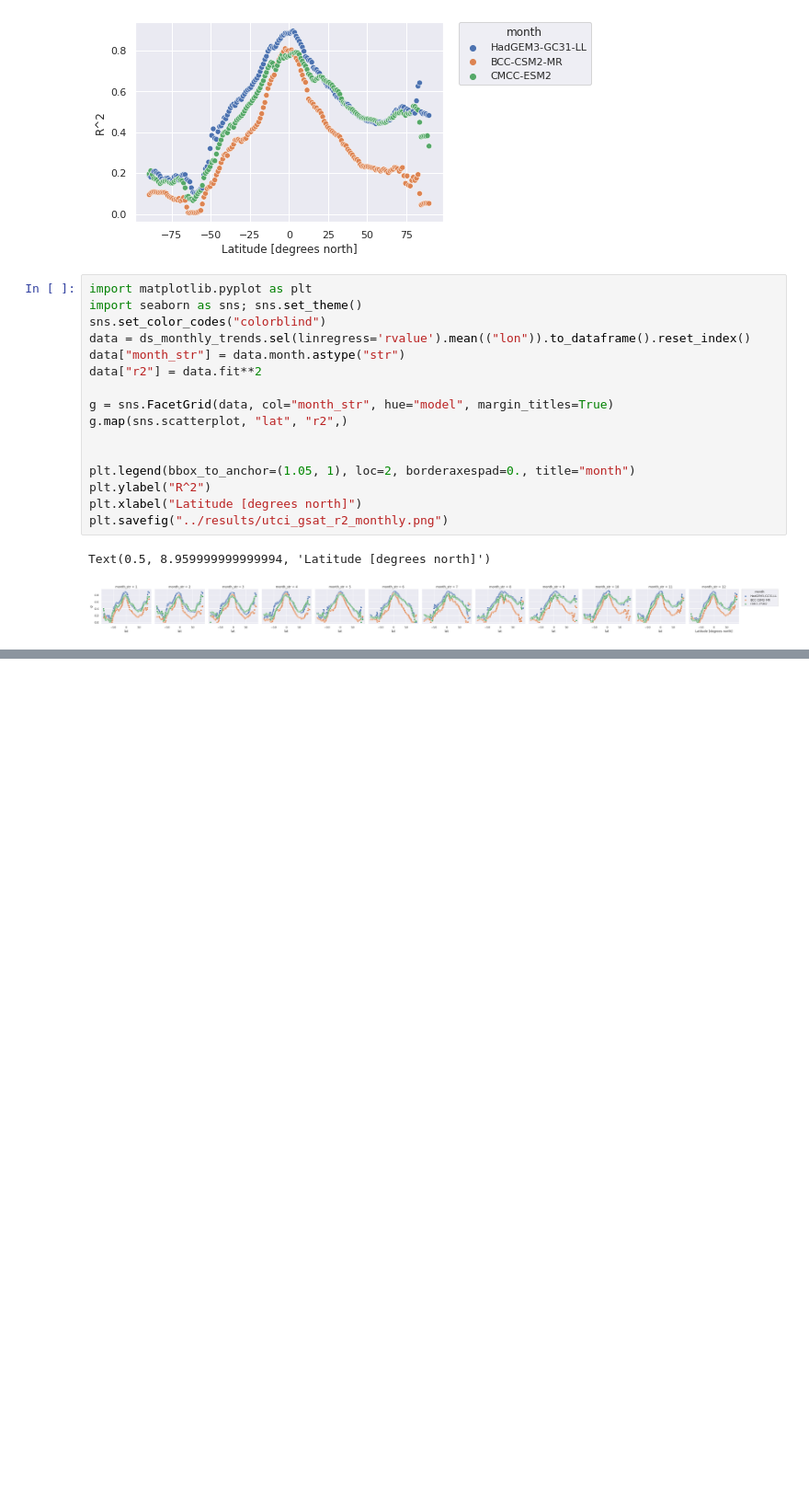
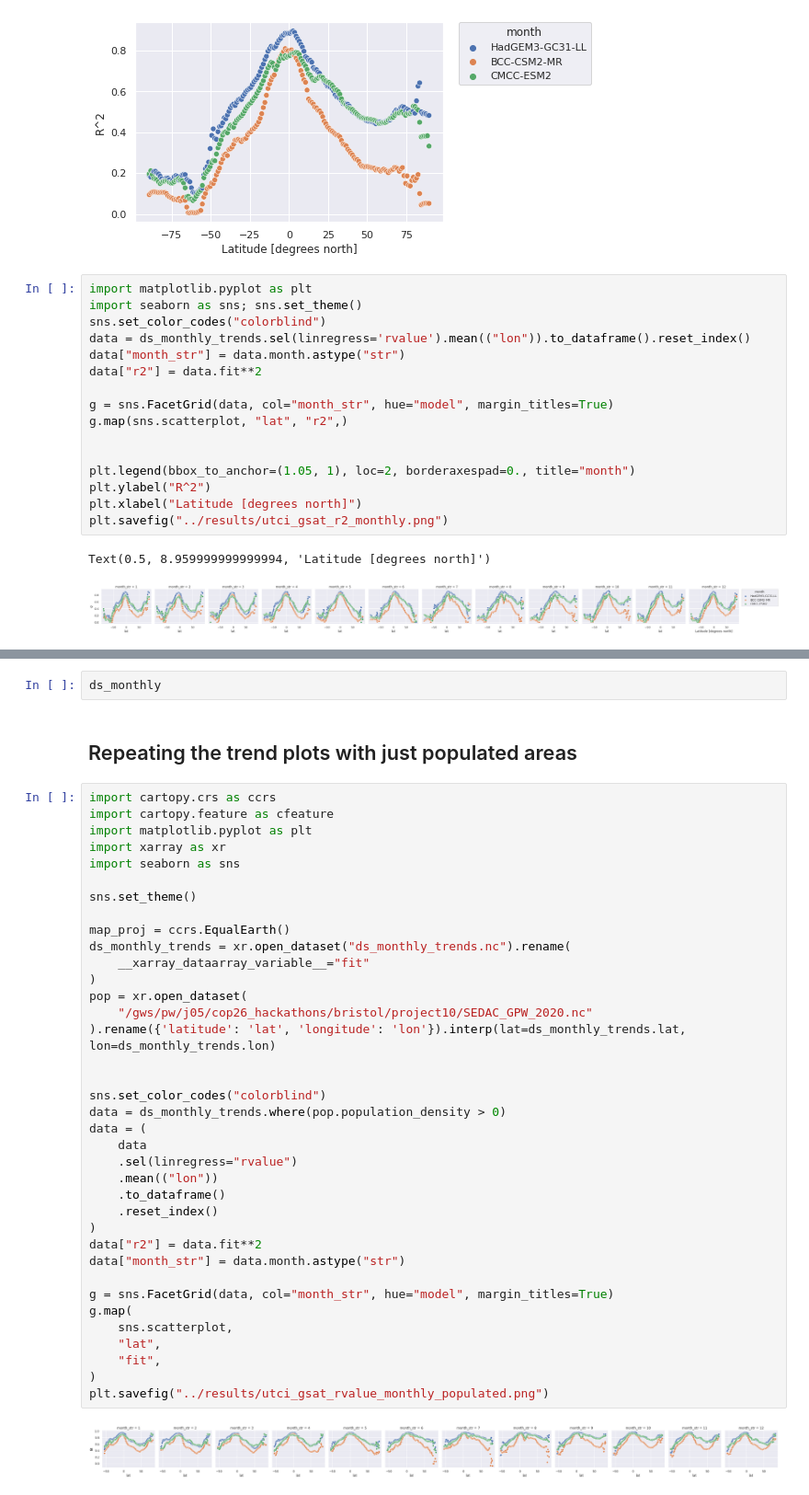
Before and after one commit to cmip6moap/project10, a Jupyter notebook: notebooks/UTCI_delta.ipynb, the cells around one changed output, grey strips where cells are left out. Shown at 92% size. Saved outputs shown, nothing was run; the diff lists cells and outputs as text; blank space fills up the shorter version.

```diff
--- a/notebooks/UTCI_delta.ipynb
+++ b/notebooks/UTCI_delta.ipynb
@@ -880,0 +905,43 @@ Text(0.5, 8.959999999999994, 'Latitude [degrees north]')
+# %%
+ds_monthly
+# %% [markdown]
+## Repeating the trend plots with just populated areas
+# %%
+import cartopy.crs as ccrs
+import cartopy.feature as cfeature
+import matplotlib.pyplot as plt
+import xarray as xr
+import seaborn as sns
+
+sns.set_theme()
+
+map_proj = ccrs.EqualEarth()
+ds_monthly_trends = xr.open_dataset("ds_monthly_trends.nc").rename(
+    __xarray_dataarray_variable__="fit"
+)
+pop = xr.open_dataset(
+    "/gws/pw/j05/cop26_hackathons/bristol/project10/SEDAC_GPW_2020.nc"
+).rename({'latitude': 'lat', 'longitude': 'lon'}).interp(lat=ds_monthly_trends.lat, lon=ds_monthly_trends.lon)
+
+
+sns.set_color_codes("colorblind")
+data = ds_monthly_trends.where(pop.population_density > 0)
+data = (
+    data
+    .sel(linregress="rvalue")
+    .mean(("lon"))
+    .to_dataframe()
+    .reset_index()
+)
+data["r2"] = data.fit**2
+data["month_str"] = data.month.astype("str")
+
+g = sns.FacetGrid(data, col="month_str", hue="model", margin_titles=True)
+g.map(
+    sns.scatterplot,
+    "lat",
+    "fit",
+)
+plt.savefig("../results/utci_gsat_rvalue_monthly_populated.png")
+# %% [output]
+[figure, added]
```
Also changed, not shown: parts of 24 cells of this notebook, 1 other file.
